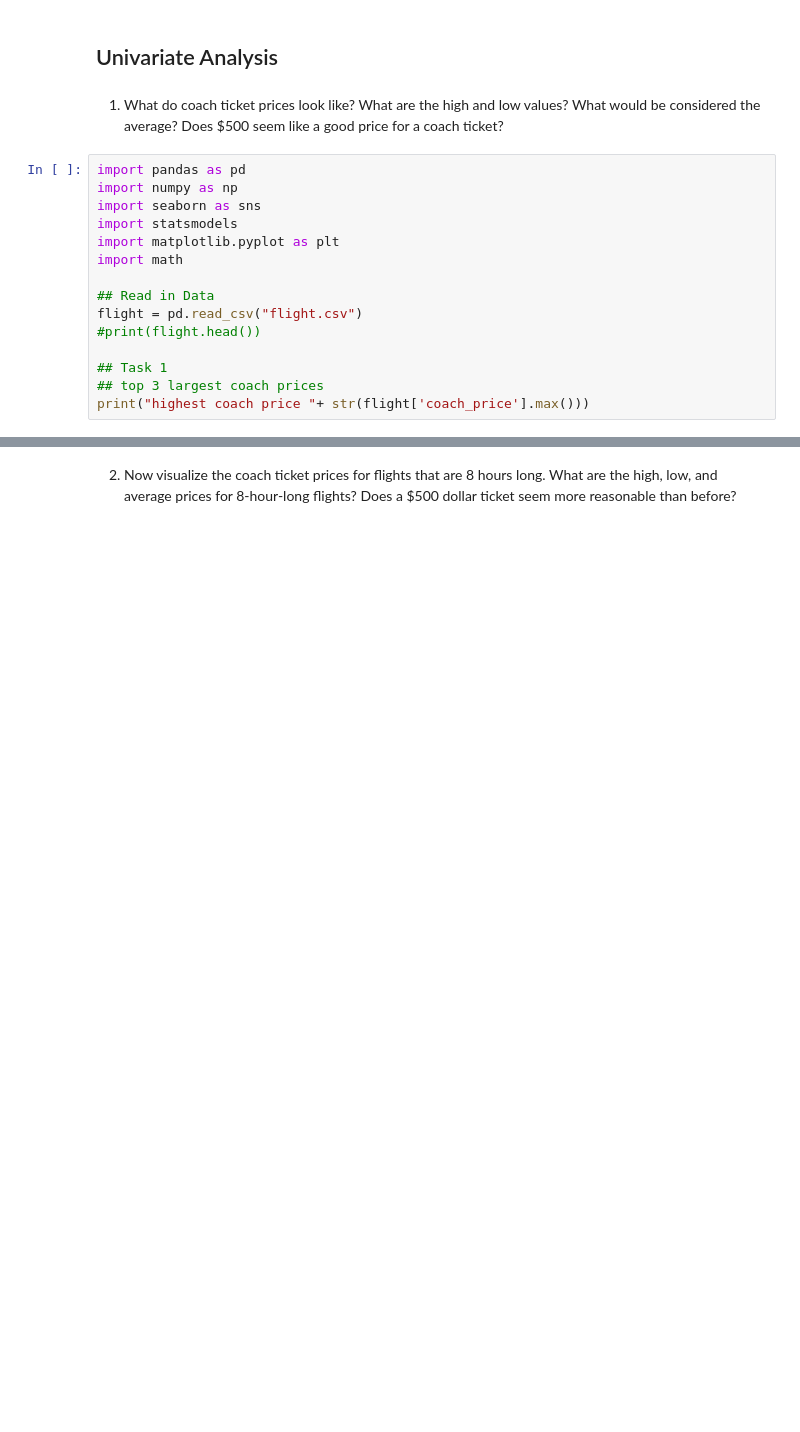
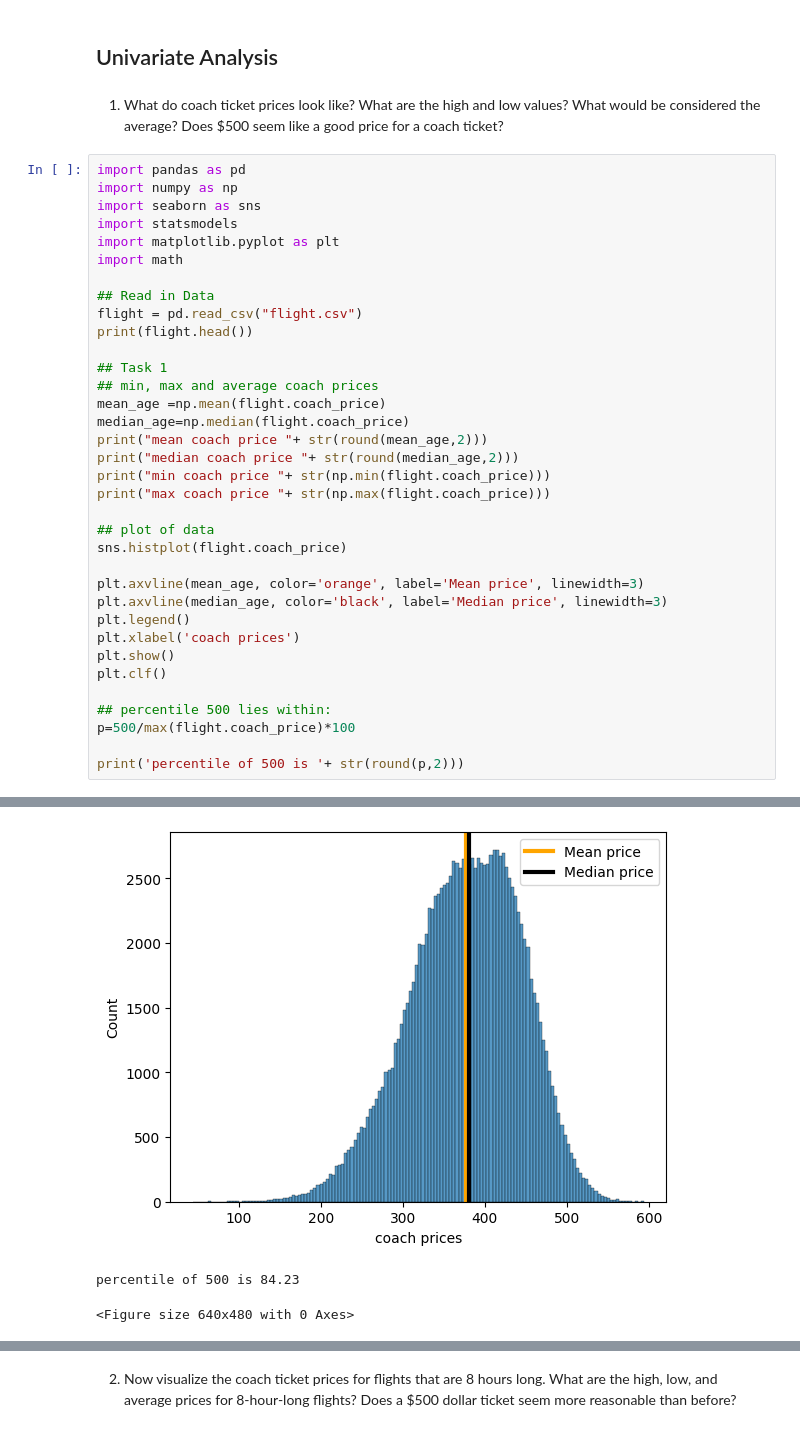
Before and after one commit to Diyana-nikk/AirplaneAnalysis, a Jupyter notebook: Airline Analysis.ipynb, the cells around one changed output, grey strips where cells are left out. Saved outputs shown, nothing was run; the diff lists cells and outputs as text; blank space fills up the shorter version.

```diff
--- a/Airline Analysis.ipynb
+++ b/Airline Analysis.ipynb
@@ -43,9 +43,29 @@ import math
 
 ## Read in Data
 flight = pd.read_csv("flight.csv")
-#print(flight.head())
+print(flight.head())
 
 ## Task 1
-## top 3 largest coach prices
-print("highest coach price "+ str(flight['coach_price'].max()))
+## min, max and average coach prices
+mean_age =np.mean(flight.coach_price)
+median_age=np.median(flight.coach_price)
+print("mean coach price "+ str(round(mean_age,2)))
+print("median coach price "+ str(round(median_age,2)))
+print("min coach price "+ str(np.min(flight.coach_price)))
+print("max coach price "+ str(np.max(flight.coach_price)))
+
+## plot of data
+sns.histplot(flight.coach_price)
+
+plt.axvline(mean_age, color='orange', label='Mean price', linewidth=3)
+plt.axvline(median_age, color='black', label='Median price', linewidth=3)
+plt.legend()
+plt.xlabel('coach prices')
+plt.show()
+plt.clf()
+
+## percentile 500 lies within:
+p=500/max(flight.coach_price)*100
+
+print('percentile of 500 is '+ str(round(p,2)))
 # %% [output]
@@ -52,0 +89,3 @@ highest coach price 593.635
+[figure, added]
+percentile of 500 is 84.23
+<Figure size 640x480 with 0 Axes>
```
Also changed, not shown: parts of 5 cells of this notebook.
